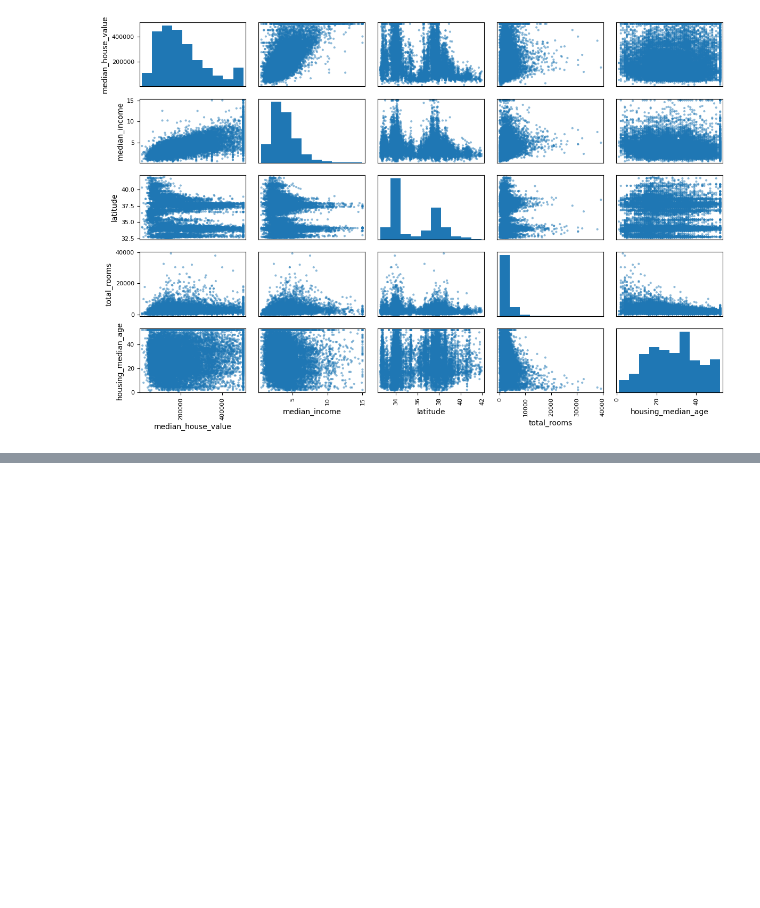
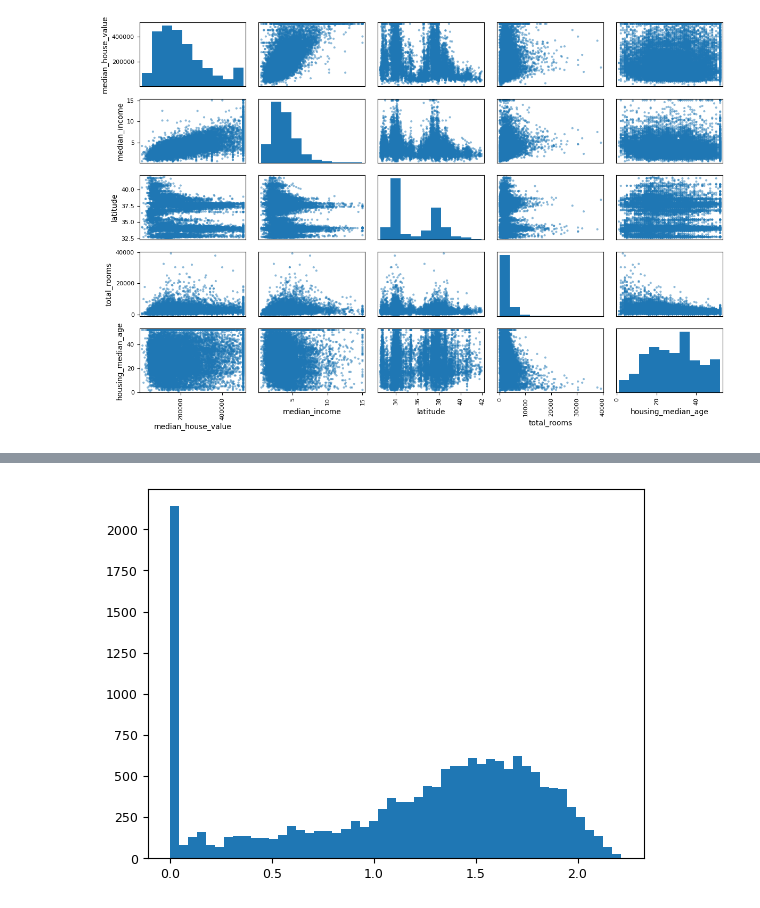
Before and after one commit to leztien/portfolio-project-linear-regression-for-price-prediction, a Jupyter notebook: exploratory_data_analysis.ipynb, the cells around one changed output, grey strips where cells are left out. Cells and saved outputs as stored; diff of their text form; code cells hidden in the pictures; blank space fills up the shorter version.

```diff
--- a/exploratory_data_analysis.ipynb
+++ b/exploratory_data_analysis.ipynb
@@ -279,0 +353,4 @@ save_fig("correlation matrix")
+# %%
+plt.hist(np.square(df['reverse_distance']), bins=50);
+# %% [output]
+[figure, added]
```
Also changed, not shown: parts of 13 cells of this notebook.
